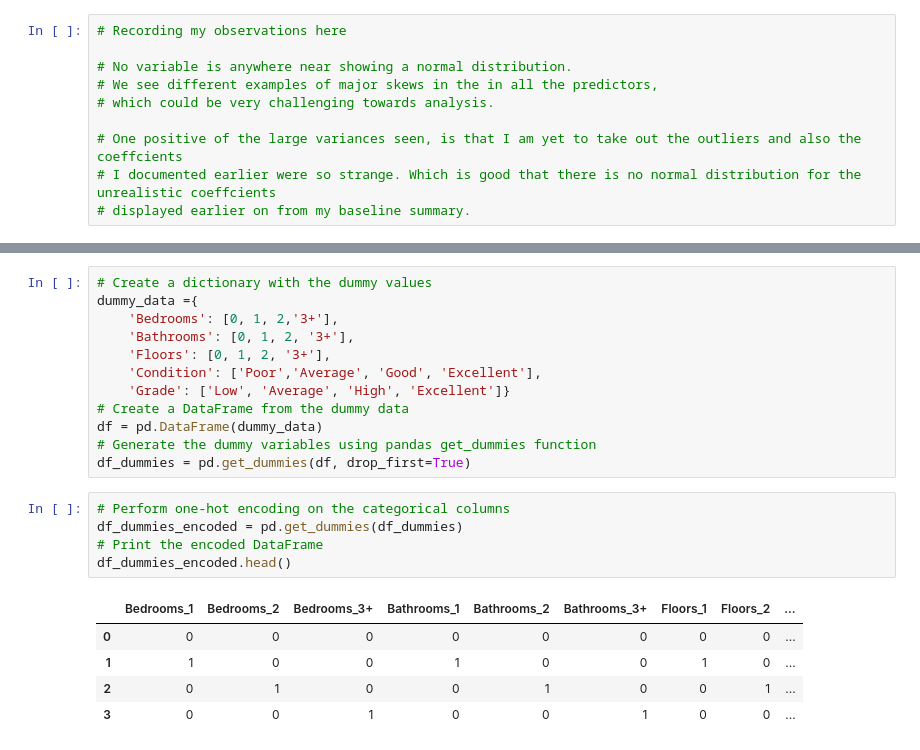
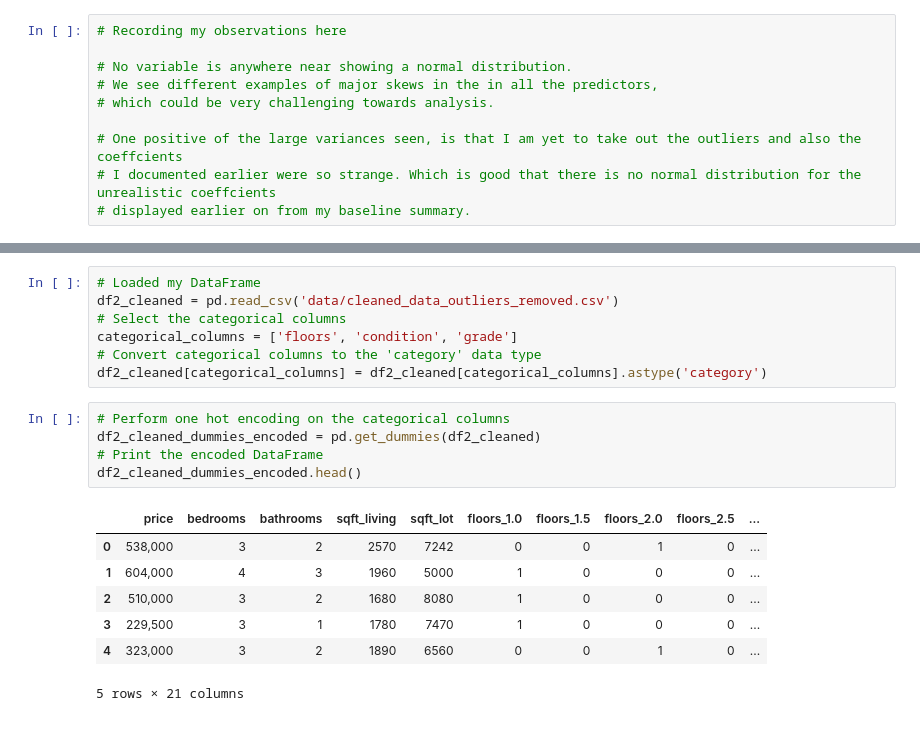
Before and after one commit to RyanKeats88/dsc-phase-2-project, a Jupyter notebook: student.ipynb, the cells around one changed output, grey strips where cells are left out. Drawn from its saved outputs; the diff is of its cells as text.

```diff
--- a/student.ipynb
+++ b/student.ipynb
@@ -694,23 +551,20 @@ New shape of the cleaned DataFrame:
-# %%
-# Create a dictionary with the dummy values
-dummy_data ={
-    'Bedrooms': [0, 1, 2,'3+'],
-    'Bathrooms': [0, 1, 2, '3+'],
-    'Floors': [0, 1, 2, '3+'],
-    'Condition': ['Poor','Average', 'Good', 'Excellent'],
-    'Grade': ['Low', 'Average', 'High', 'Excellent']}
-# Create a DataFrame from the dummy data
-df = pd.DataFrame(dummy_data)
-# Generate the dummy variables using pandas get_dummies function
-df_dummies = pd.get_dummies(df, drop_first=True)
+# %%
+# Loaded my DataFrame
+df2_cleaned = pd.read_csv('data/cleaned_data_outliers_removed.csv')
+# Select the categorical columns
+categorical_columns = ['floors', 'condition', 'grade']
+# Convert categorical columns to the 'category' data type
+df2_cleaned[categorical_columns] = df2_cleaned[categorical_columns].astype('category')
 # %%
-# Perform one-hot encoding on the categorical columns
-df_dummies_encoded = pd.get_dummies(df_dummies)
+# Perform one hot encoding on the categorical columns
+df2_cleaned_dummies_encoded = pd.get_dummies(df2_cleaned)
 # Print the encoded DataFrame
-df_dummies_encoded.head()
+df2_cleaned_dummies_encoded.head()
 # %% [output]
-|  | Bedrooms_1 | Bedrooms_2 | Bedrooms_3+ | Bathrooms_1 | Bathrooms_2 | Bathrooms_3+ | Floors_1 | Floors_2 | ... |
-| 0 | 0 | 0 | 0 | 0 | 0 | 0 | 0 | 0 | ... |
-| 1 | 1 | 0 | 0 | 1 | 0 | 0 | 1 | 0 | ... |
-| 2 | 0 | 1 | 0 | 0 | 1 | 0 | 0 | 1 | ... |
-| 3 | 0 | 0 | 1 | 0 | 0 | 1 | 0 | 0 | ... |
+|  | price | bedrooms | bathrooms | sqft_living | sqft_lot | floors_1.0 | floors_1.5 | floors_2.0 | floors_2.5 | ... |
+| 0 | 538,000 | 3 | 2 | 2570 | 7242 | 0 | 0 | 1 | 0 | ... |
+| 1 | 604,000 | 4 | 3 | 1960 | 5000 | 1 | 0 | 0 | 0 | ... |
+| 2 | 510,000 | 3 | 2 | 1680 | 8080 | 1 | 0 | 0 | 0 | ... |
+| 3 | 229,500 | 3 | 1 | 1780 | 7470 | 1 | 0 | 0 | 0 | ... |
+| 4 | 323,000 | 3 | 2 | 1890 | 6560 | 0 | 0 | 1 | 0 | ... |
+5 rows × 21 columns
```
Also changed, not shown: parts of 61 cells of this notebook, 3 other files.
